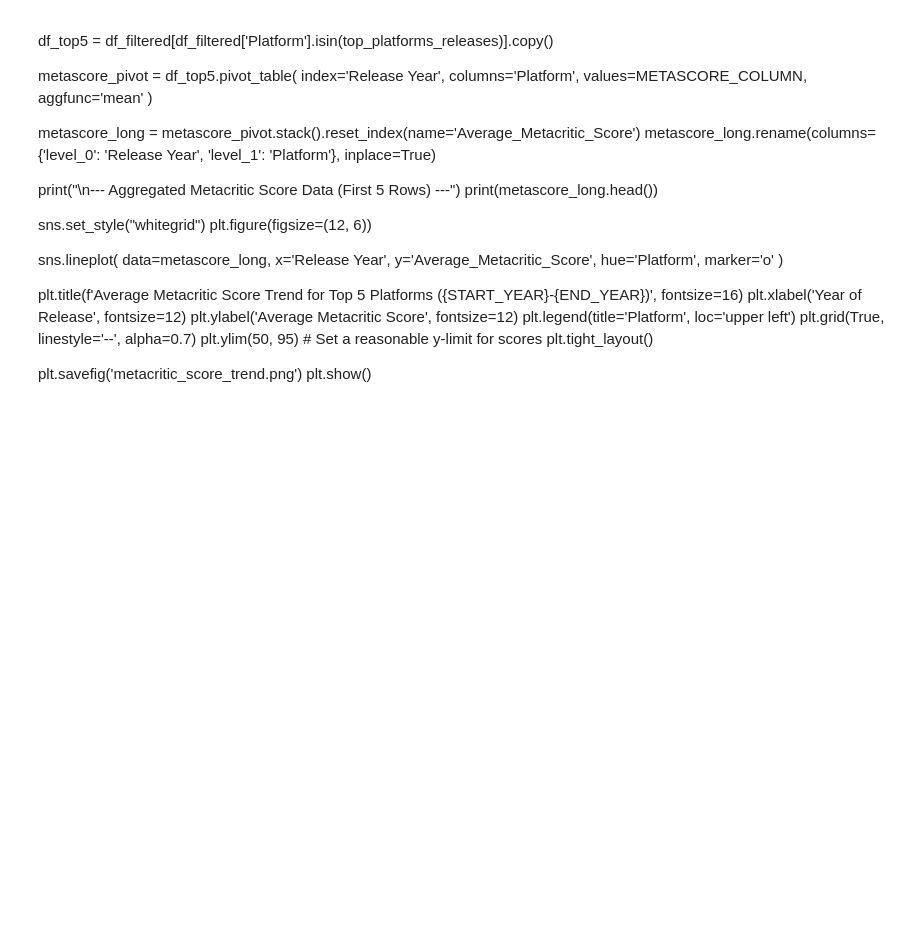
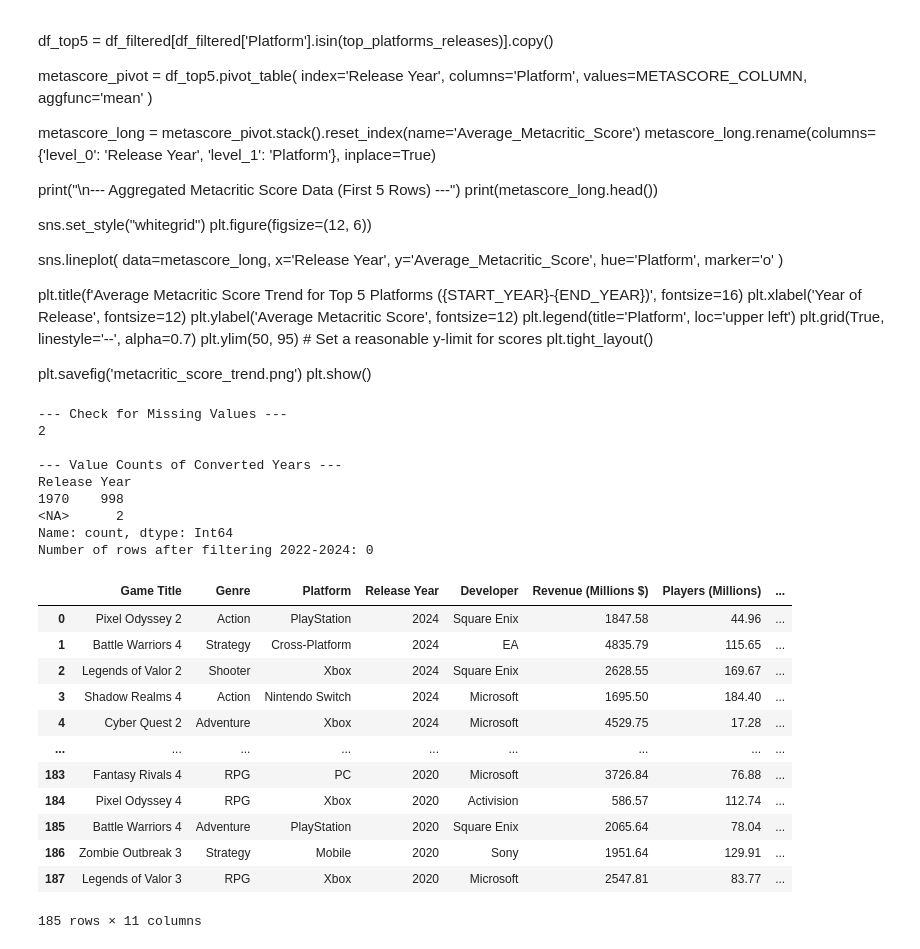
Before and after one commit to tomapasta/first_project, a Jupyter notebook: notebooks/Clean_Data_Ako.ipynb, the cells around one changed output. Saved outputs shown, nothing was run; the diff lists cells and outputs as text; code cells hidden in the pictures; blank space fills up the shorter version.

```diff
--- a/notebooks/Clean_Data_Ako.ipynb
+++ b/notebooks/Clean_Data_Ako.ipynb
@@ -280,3 +280,64 @@ plt.tight_layout()
 
 plt.savefig('metacritic_score_trend.png')
 plt.show()
+# %%
+#cleaned_df_n is the source of df
+df['release_year'] = pd.to_datetime(df['release_year'], unit='ns')
+df['release_year'] = df['release_year'].dt.year.astype('Int64')
+
+df_2022_2024 = df[(df["release_year"] >= 2022) & (df["release_year"] <= 2024)]
+df_2022_2024
+
+print("--- Check for Missing Values ---")
+print(df['release_year'].isna().sum())
+
+print("\n--- Value Counts of Converted Years ---")
+print(df['release_year'].value_counts(dropna=False).sort_index())
+
+# Create a boolean mask for the valid range
+year_mask = (df["release_year"] >= 2020) & (df["release_year"] <= 2024)
+
+df_2020_2024 = df[year_mask]
+
+
+# Assuming you have a clean copy available:
+df = df.copy()
+
+
+df['release_year'] = pd.to_numeric(
+    df['release_year'],
+    errors='coerce'
+).astype('Int64')
+
+# Now the filtering will work
+cleaned_df_n_2020_2024 = df[
+    (df["release_year"] >= 2020) &
+    (df["release_year"] <= 2024)
+].copy()
+
+print(f"Number of rows after filtering 2022-2024: {len(df_2022_2024)}")
+
+df_2020_2024
+# %% [output]
+--- Check for Missing Values ---
+2
+
+--- Value Counts of Converted Years ---
+Release Year
+1970    998
+<NA>      2
+Name: count, dtype: Int64
+Number of rows after filtering 2022-2024: 0
+|  | Game Title | Genre | Platform | Release Year | Developer | Revenue (Millions $) | Players (Millions) | ... |
+| 0 | Pixel Odyssey 2 | Action | PlayStation | 2024 | Square Enix | 1847.58 | 44.96 | ... |
+| 1 | Battle Warriors 4 | Strategy | Cross-Platform | 2024 | EA | 4835.79 | 115.65 | ... |
+| 2 | Legends of Valor 2 | Shooter | Xbox | 2024 | Square Enix | 2628.55 | 169.67 | ... |
+| 3 | Shadow Realms 4 | Action | Nintendo Switch | 2024 | Microsoft | 1695.50 | 184.40 | ... |
+| 4 | Cyber Quest 2 | Adventure | Xbox | 2024 | Microsoft | 4529.75 | 17.28 | ... |
+| ... | ... | ... | ... | ... | ... | ... | ... | ... |
+| 183 | Fantasy Rivals 4 | RPG | PC | 2020 | Microsoft | 3726.84 | 76.88 | ... |
+| 184 | Pixel Odyssey 4 | RPG | Xbox | 2020 | Activision | 586.57 | 112.74 | ... |
+| 185 | Battle Warriors 4 | Adventure | PlayStation | 2020 | Square Enix | 2065.64 | 78.04 | ... |
+| 186 | Zombie Outbreak 3 | Strategy | Mobile | 2020 | Sony | 1951.64 | 129.91 | ... |
+| 187 | Legends of Valor 3 | RPG | Xbox | 2020 | Microsoft | 2547.81 | 83.77 | ... |
+185 rows × 11 columns
```
Also changed, not shown: parts of 6 cells of this notebook, 7 other files.
